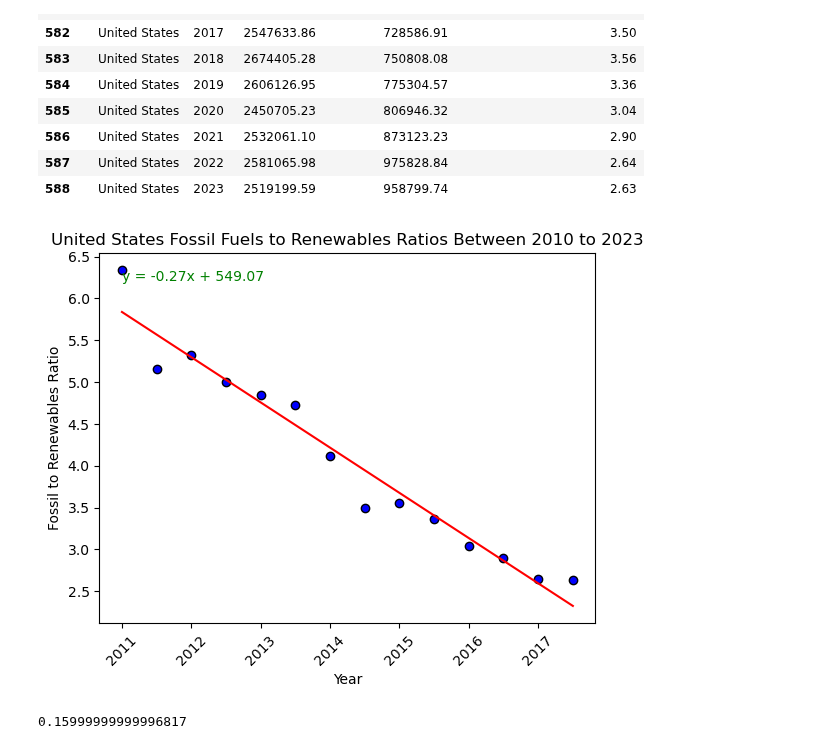
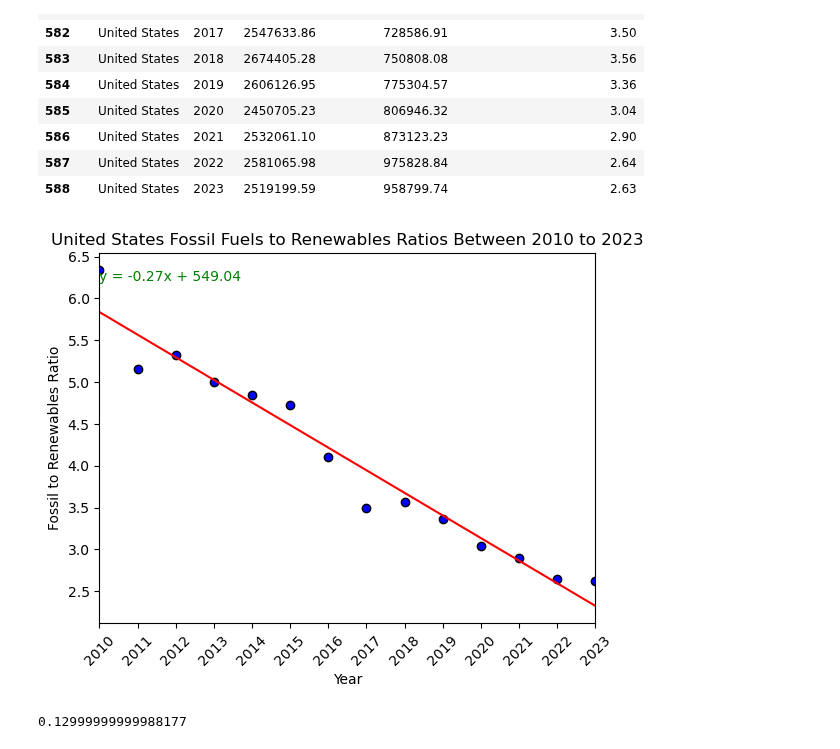
Before and after one commit to bburwinkel0721/Electric-Production, a Jupyter notebook: electricity_anaylsis.ipynb, the cells around one changed output. Drawn from its saved outputs; the diff is of its cells as text; code cells hidden in the pictures.

Commit message:
Added new graph and new code

```diff
--- a/electricity_anaylsis.ipynb
+++ b/electricity_anaylsis.ipynb
@@ -374,8 +342,8 @@ raw_df.head(20)
 # %%
 # Filter raw dataframe for combustibles, renewables, and combustible renewables
-total_combustible_df = raw_df[(raw_df['parameter']=='Net Electricity Production')&(raw_df['product']=='Total Combustible Fuels')]
-combustible_renewables_df = raw_df[(raw_df['parameter']=='Net Electricity Production')&(raw_df['product']=='Combustible Renewables')]
-total_renewables_df = raw_df[(raw_df['parameter']=='Net Electricity Production')&(raw_df['product']=='Total Renewables (Hydro, Geo, Solar, Wind, Other)')]
+total_combustible_df = original_df[(original_df['parameter']=='Net Electricity Production')&(original_df['product']=='Total Combustible Fuels')]
+combustible_renewables_df = original_df[(original_df['parameter']=='Net Electricity Production')&(original_df['product']=='Combustible Renewables')]
+total_renewables_df = original_df[(original_df['parameter']=='Net Electricity Production')&(original_df['product']=='Total Renewables (Hydro, Geo, Solar, Wind, Other)')]
 
 # Rename columns
 total_combustible_df = total_combustible_df.rename(columns={'value':'Combustible Fuel'})
@@ -455,8 +423,8 @@ fossil_renew_grouped_by_country_year
 589 rows × 5 columns
 # %%
 # Find the Ratio for the United States
-us_df = fossil_renew_grouped_by_country_year[fossil_renew_grouped_by_country_year['country_name']== 'United States']
-us_df['Year'].astype(float)
+us_df = fossil_renew_grouped_by_country_year[fossil_renew_grouped_by_country_year['country_name']== 'United States'].copy()
+us_df['Year'] = us_df['Year'].astype(int)
 us_df
 # %% [output]
 |  | country_name | Year | Fossil Fuels | Total Renewables | Fossil to Renewable Ratio |
@@ -476,46 +444,47 @@ us_df
 | 588 | United States | 2023 | 2519199.59 | 958799.74 | 2.63 |
 # %%
 # set x and y values
-# x_values = us_df['Year']
-# y_values = us_df['Fossil to Renewable Ratio']
-
-years = [2010, 2011, 2012, 2013, 2014, 2015, 2016, 2017, 2018, 2019, 2020, 2021, 2022, 2023]
-ratio_numbers = [6.34, 5.16, 5.32, 5.00, 4.84, 4.73, 4.11, 3.50, 3.56, 3.36, 3.04, 2.90, 2.64, 2.63]
+x_values = us_df['Year']
+y_values = us_df['Fossil to Renewable Ratio']
 
 # Create scatter plot
 fig, ax = plt.subplots()
-ax.scatter(years, ratio_numbers, color = 'blue', edgecolors= 'black')
+ax.scatter(x_values, y_values, color = 'blue', edgecolors= 'black')
 
 # Add linear regression to scatterplot
 
-(slope, intercept, rvalue, pvalue, stderr) = linregress(years, ratio_numbers)
-regression_line = np.array(years) * slope + intercept
+(slope, intercept, rvalue, pvalue, stderr) = linregress(x_values, y_values)
+regression_line = x_values * slope + intercept
 
-plt.plot(years, regression_line, color='red', label='Linear Regression')
+ax.plot(x_values, regression_line, color='red', label='Linear Regression')
 equation = f'y = {slope:.2f}x + {intercept:.2f}'
 
-text_x = max(years)
-text_y = max(regression_line)
+# text_x = max(years)
+# text_y = max(regression_line)
 
-plt.text(years[0], ratio_numbers[0], equation, fontsize=10, color='green', ha = 'left', va = 'top')
+plt.text(us_df['Year'].iloc[0], us_df['Fossil to Renewable Ratio'].iloc[0], equation, fontsize=10, color='green', ha = 'left', va = 'top')
 
 # Add labels/title
 ax.set_xlabel('Year')
 ax.set_ylabel('Fossil to Renewables Ratio')
+ax.set_xlim(2010, 2023)
 ax.set_title("United States Fossil Fuels to Renewables Ratios Between 2010 to 2023")
-ax.set_xticklabels(years, rotation=45)
+ax.set_xticks(range(2010,2024))
+
+# Rotate x-axis tick labels by 45 degrees
+ax.set_xticklabels(ax.get_xticks(), rotation=45)
 
 # Save image to output folder
 fig.savefig('/Users/rachelbernz/Desktop/Project-1/output_data/US_fossil_to_renewables_ratios')
 
 
 # Show Graph
 plt.show()
 # %% [output]
-[figure, old version]
+[figure, new version]
 # %%
 # Using the equation for the line, predict what the ratio will be in 10 years (2023)
-future_ratio = -0.27 * 2033 + 549.07
+future_ratio = -0.27 * 2033 + 549.04
 future_ratio
 # %% [output]
-0.15999999999996817
+0.12999999999988177
```
Also changed, not shown: parts of 7 cells of this notebook, 2 other files.
